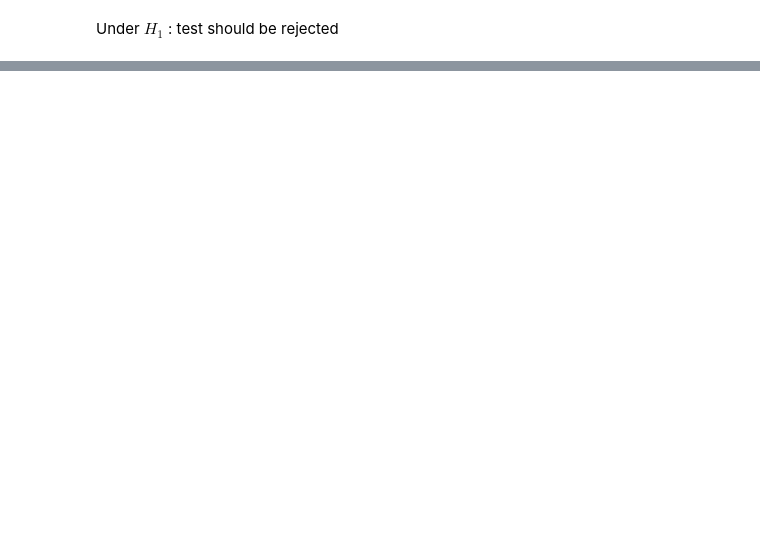
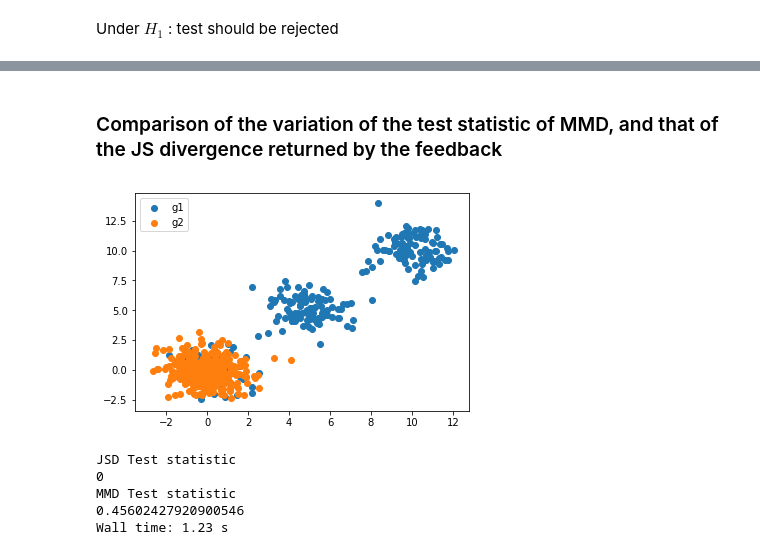
Before and after one commit to mariondechallens/GMDA, a Jupyter notebook: Results.ipynb, the cells around one changed output, grey strips where cells are left out. Saved outputs shown, nothing was run; the diff lists cells and outputs as text; code cells hidden in the pictures; blank space fills up the shorter version.

```diff
--- a/Results.ipynb
+++ b/Results.ipynb
@@ -192,0 +191,37 @@ Wall time: 665 ms
+# %% [markdown]
+### Comparison of the variation of the test statistic of MMD, and that of the JS divergence returned by the feedback
+# %%
+%%time
+###################### PARAMETERS ########################
+n_permutations = 50  # number of permutation tests
+g1 = gaussian_mix(d=2,N=3,t=5,n=100, s=1, seed=1)
+g2 = gaussian_mix(d=2,N=3,t=0,n=100, s=1, seed=2)  # should be different from g1
+##########################################################
+
+plt.scatter(g1[0], g1[1], label="g1")
+plt.scatter(g2[0], g2[1], label="g2")
+plt.legend()
+plt.show()
+
+rd.seed(0)
+kofn_power = 0.66
+fk = DDBC_feedback(
+    g1, g2,
+)
+fk.permutation_test(n_permutations=n_permutations)
+print('JSD Test statistic')
+print(fk.b)
+
+kernel_class = GaussianKernel()
+test = MMD_test(kernel_class=kernel_class, alpha=0.05, biased=True)
+
+test.fit(X=g1, Y=g2, verbose=False)
+print('MMD Test statistic')
+print(test.T)
+# %% [output]
+[figure, added]
+JSD Test statistic
+0
+MMD Test statistic
+0.45602427920900546
+Wall time: 1.23 s
```
Also changed, not shown: parts of 8 cells of this notebook.
